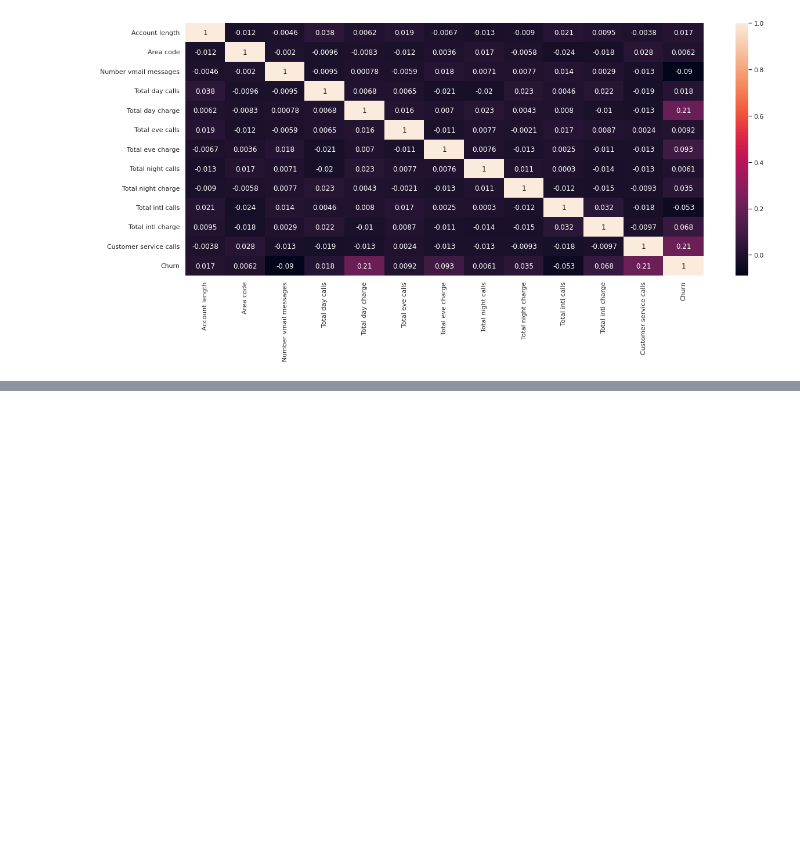
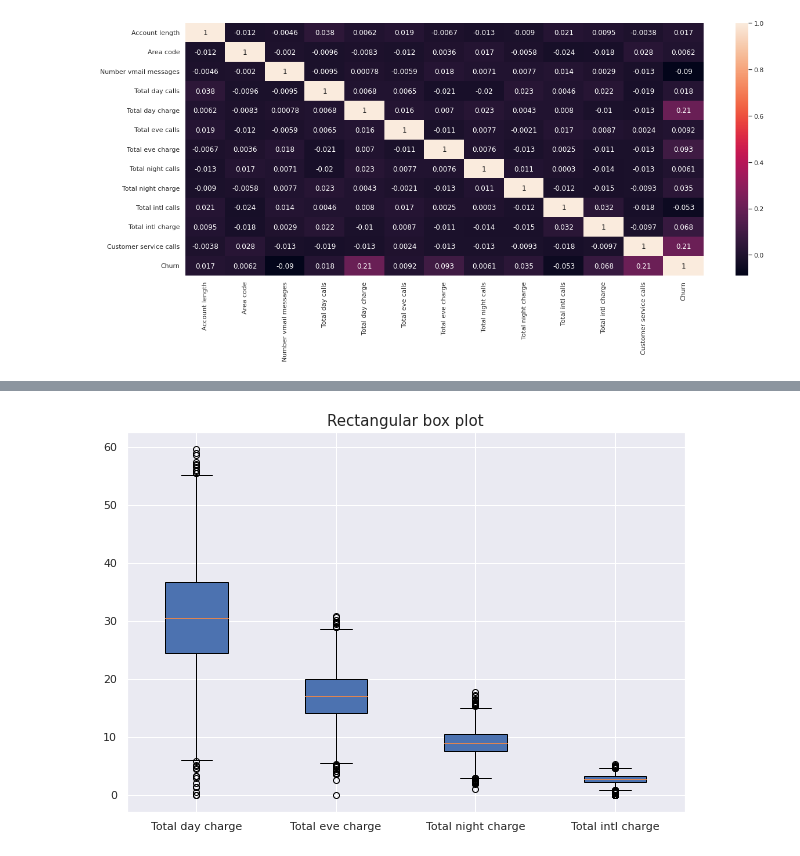
Before and after one commit to Ruchika810/EDA-Telecom-Churn, a Jupyter notebook: EDA_Notebook.ipynb, the cells around one changed output, grey strips where cells are left out. Cells and saved outputs as stored; diff of their text form; code cells hidden in the pictures; blank space fills up the shorter version.

```diff
--- a/EDA_Notebook.ipynb
+++ b/EDA_Notebook.ipynb
@@ -317,0 +353,8 @@ sns.heatmap(df1.corr(),annot=True)
+# %%
+fig = plt.figure(figsize =(10, 7))
+labels = ['Total day charge', 'Total eve charge', 'Total night charge','Total intl charge']
+plt.boxplot((df['Total day charge'],df['Total eve charge'],df['Total night charge'],df['Total intl charge']),patch_artist=True,labels=labels)
+plt.title('Rectangular box plot',size=15)
+plt.show()
+# %% [output]
+[figure, added]
```
Also changed, not shown: parts of 8 cells of this notebook.
